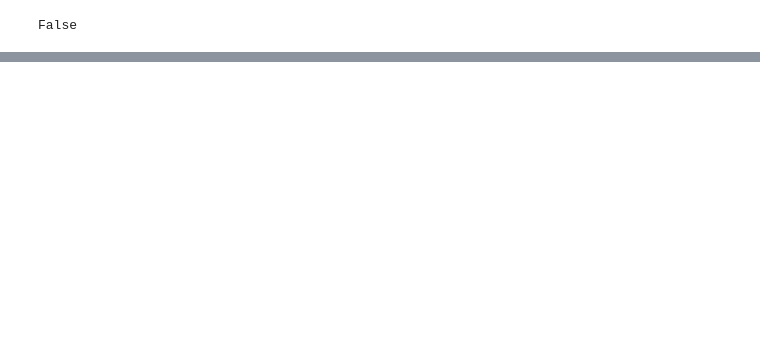
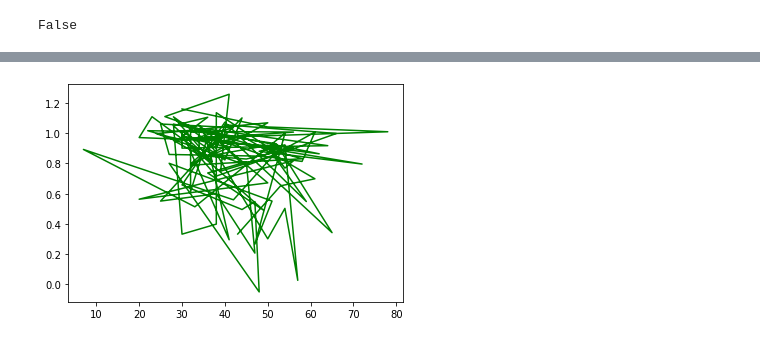
Before and after one commit to Ha-ri-ka/MIT-labs-ai-ml, a Jupyter notebook: 5th Semester/Machine Learning Lab/week3/week3_questions.ipynb, the cells around one changed output, grey strips where cells are left out. Saved outputs shown, nothing was run; the diff lists cells and outputs as text; code cells hidden in the pictures; blank space fills up the shorter version.

```diff
--- a/5th Semester/Machine Learning Lab/week3/week3_questions.ipynb
+++ b/5th Semester/Machine Learning Lab/week3/week3_questions.ipynb
@@ -191,3 +230,3 @@ x_train = np.array(X_train).reshape((-1, 1))
 # %%
-model=LinearRegression().fit(X_train,y_train)
+model=LinearRegression().fit(x,y)
 # %%
@@ -232,0 +277,5 @@ array([ 1.00000000e+00, -3.33066907e-16,  0.00000000e+00, -2.22044605e-16,
+# %%
+plt.plot(data['age'],y_pred,c='g')
+plt.show()
+# %% [output]
+[figure, added]
```
Also changed, not shown: parts of 15 cells of this notebook, 3 other files.
